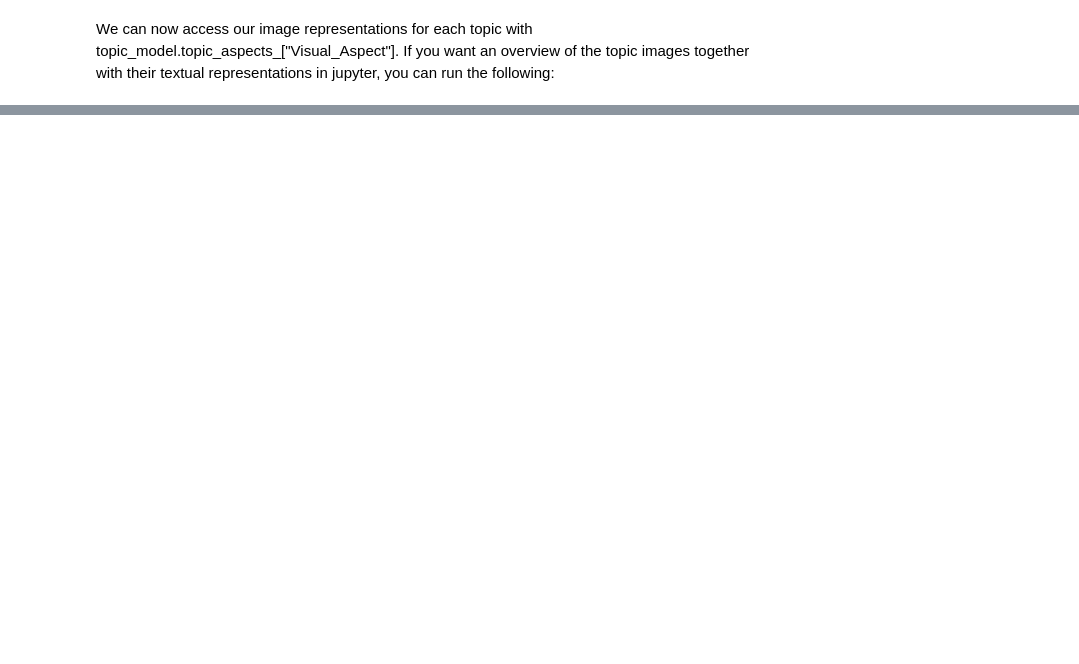
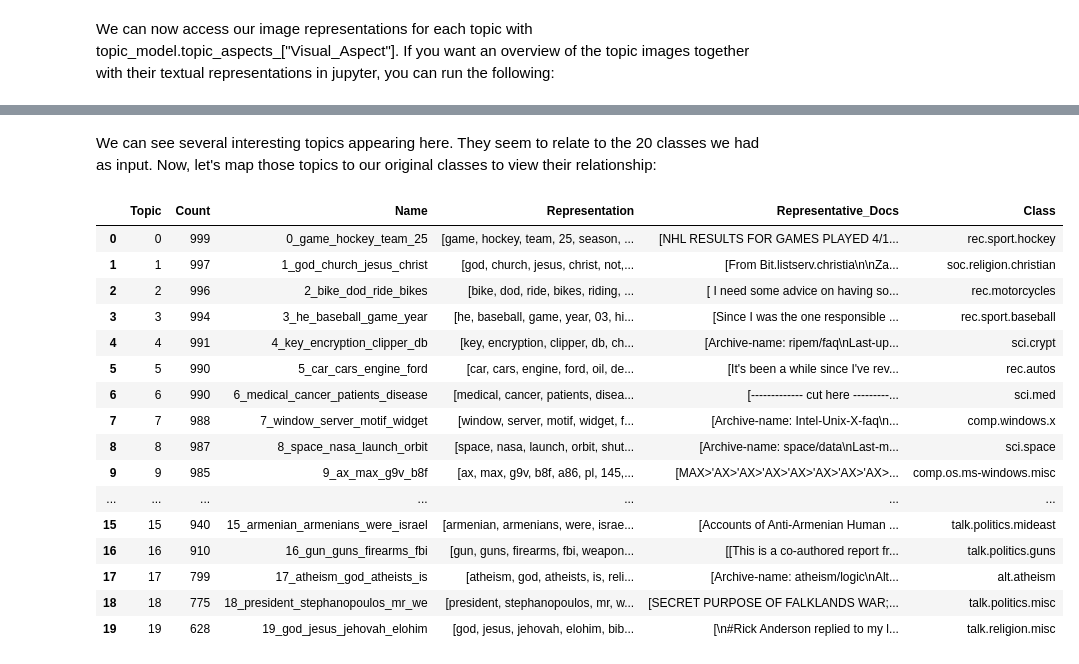
Before and after one commit to Shudi-Zhao/bertopic, a Jupyter notebook: variations/modeling.ipynb, the cells around one changed output, grey strips where cells are left out. Saved outputs shown, nothing was run; the diff lists cells and outputs as text; code cells hidden in the pictures; blank space fills up the shorter version.

```diff
--- a/variations/modeling.ipynb
+++ b/variations/modeling.ipynb
@@ -372,0 +1179,7 @@ HTML(df.to_html(formatters={'Visual_Aspect': image_formatter}, escape=False))
+# %%
+from sklearn.datasets import fetch_20newsgroups
+
+# Get labeled data
+data = fetch_20newsgroups(subset='all',  remove=('headers', 'footers', 'quotes'))
+docs = data['data']
+y = data['target']
@@ -372,0 +1188,21 @@ HTML(df.to_html(formatters={'Visual_Aspect': image_formatter}, escape=False))
+# %%
+from bertopic import BERTopic
+from bertopic.backend import BaseEmbedder
+from bertopic.cluster import BaseCluster
+from bertopic.vectorizers import ClassTfidfTransformer
+from bertopic.dimensionality import BaseDimensionalityReduction
+
+# Prepare our empty sub-models and reduce frequent words while we are at it.
+empty_embedding_model = BaseEmbedder()
+empty_dimensionality_model = BaseDimensionalityReduction()
+empty_cluster_model = BaseCluster()
+ctfidf_model = ClassTfidfTransformer(reduce_frequent_words=True)
+
+# Fit BERTopic without actually performing any clustering
+topic_model= BERTopic(
+        embedding_model=empty_embedding_model,
+        umap_model=empty_dimensionality_model,
+        hdbscan_model=empty_cluster_model,
+        ctfidf_model=ctfidf_model
+)
+topics, probs = topic_model.fit_transform(docs, y=y)
@@ -372,0 +1231,29 @@ HTML(df.to_html(formatters={'Visual_Aspect': image_formatter}, escape=False))
+# %% [markdown]
+We can see several interesting topics appearing here. They seem to relate to the 20 classes we had as input. Now, let's map those topics to our original classes to view their relationship:
+# %%
+# Map input `y` to topics
+mappings = topic_model.topic_mapper_.get_mappings()
+mappings = {value: data["target_names"][key] for key, value in mappings.items()}
+
+# Assign original classes to our topics
+df = topic_model.get_topic_info()
+df["Class"] = df.Topic.map(mappings)
+df
+# %% [output]
+|  | Topic | Count | Name | Representation | Representative_Docs | Class |
+| 0 | 0 | 999 | 0_game_hockey_team_25 | [game, hockey, team, 25, season, ... | [NHL RESULTS FOR GAMES PLAYED 4/1... | rec.sport.hockey |
+| 1 | 1 | 997 | 1_god_church_jesus_christ | [god, church, jesus, christ, not,... | [From Bit.listserv.christia\n\nZa... | soc.religion.christian |
+| 2 | 2 | 996 | 2_bike_dod_ride_bikes | [bike, dod, ride, bikes, riding, ... | [ I need some advice on having so... | rec.motorcycles |
+| 3 | 3 | 994 | 3_he_baseball_game_year | [he, baseball, game, year, 03, hi... | [Since I was the one responsible ... | rec.sport.baseball |
+| 4 | 4 | 991 | 4_key_encryption_clipper_db | [key, encryption, clipper, db, ch... | [Archive-name: ripem/faq\nLast-up... | sci.crypt |
+| 5 | 5 | 990 | 5_car_cars_engine_ford | [car, cars, engine, ford, oil, de... | [It's been a while since I've rev... | rec.autos |
+| 6 | 6 | 990 | 6_medical_cancer_patients_disease | [medical, cancer, patients, disea... | [------------- cut here ---------... | sci.med |
+| 7 | 7 | 988 | 7_window_server_motif_widget | [window, server, motif, widget, f... | [Archive-name: Intel-Unix-X-faq\n... | comp.windows.x |
+| 8 | 8 | 987 | 8_space_nasa_launch_orbit | [space, nasa, launch, orbit, shut... | [Archive-name: space/data\nLast-m... | sci.space |
+| 9 | 9 | 985 | 9_ax_max_g9v_b8f | [ax, max, g9v, b8f, a86, pl, 145,... | [MAX>'AX>'AX>'AX>'AX>'AX>'AX>'AX>... | comp.os.ms-windows.misc |
+| ... | ... | ... | ... | ... | ... | ... |
+| 15 | 15 | 940 | 15_armenian_armenians_were_israel | [armenian, armenians, were, israe... | [Accounts of Anti-Armenian Human ... | talk.politics.mideast |
+| 16 | 16 | 910 | 16_gun_guns_firearms_fbi | [gun, guns, firearms, fbi, weapon... | [[This is a co-authored report fr... | talk.politics.guns |
+| 17 | 17 | 799 | 17_atheism_god_atheists_is | [atheism, god, atheists, is, reli... | [Archive-name: atheism/logic\nAlt... | alt.atheism |
+| 18 | 18 | 775 | 18_president_stephanopoulos_mr_we | [president, stephanopoulos, mr, w... | [SECRET PURPOSE OF FALKLANDS WAR;... | talk.politics.misc |
+| 19 | 19 | 628 | 19_god_jesus_jehovah_elohim | [god, jesus, jehovah, elohim, bib... | [\n#Rick Anderson replied to my l... | talk.religion.misc |
```
Also changed, not shown: parts of 103 cells of this notebook, 3 other files.
